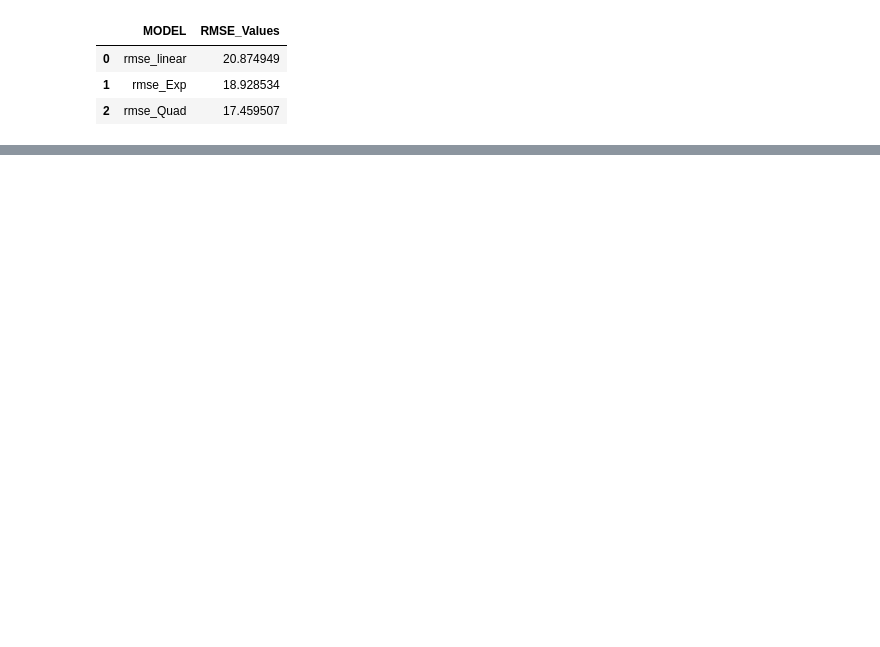
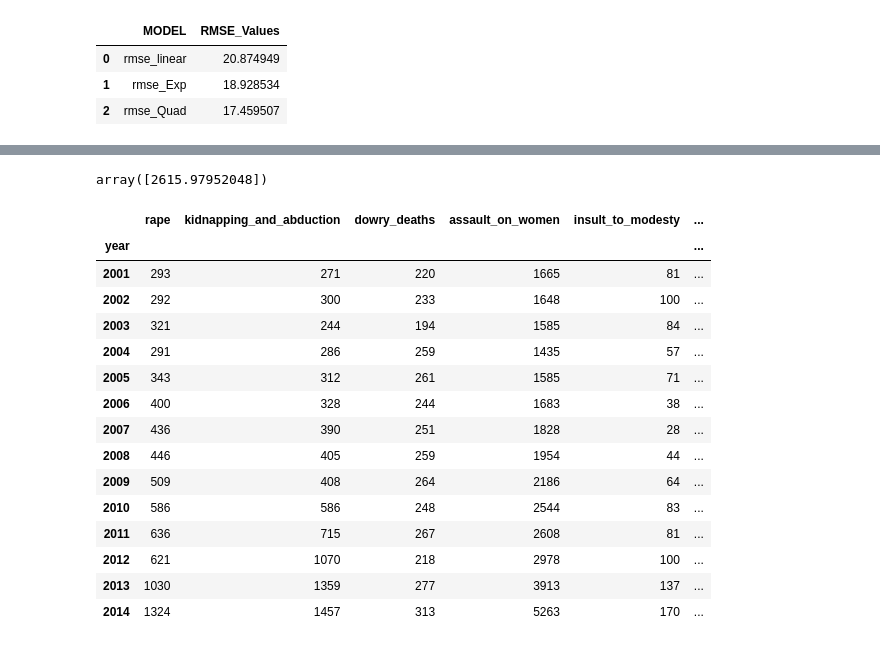
Before and after one commit to apacheteam/Crime-Against-Women-PP22-C623-APACHE-TEAM, a Jupyter notebook: MTT.ipynb, the cells around one changed output, grey strips where cells are left out. Cells and saved outputs as stored; diff of their text form; code cells hidden in the pictures; blank space fills up the shorter version.

```diff
--- a/MTT.ipynb
+++ b/MTT.ipynb
@@ -166,0 +253,26 @@ predict_data
+# %%
+state_reg(df, 'KARNATAKA', 'rape', 2016)
+# %% [output]
+array([2615.97952048])
+# %%
+df[df.state_ut =='KARNATAKA'].groupby('year')['rape',
+       'kidnapping_and_abduction', 'dowry_deaths', 'assault_on_women',
+       'insult_to_modesty', 'cruelty_by_husband_or_relatives',
+       'importation_of_girls'].sum()
+# %% [output]
+|  | rape | kidnapping_and_abduction | dowry_deaths | assault_on_women | insult_to_modesty | ... |
+| year |  |  |  |  |  | ... |
+| 2001 | 293 | 271 | 220 | 1665 | 81 | ... |
+| 2002 | 292 | 300 | 233 | 1648 | 100 | ... |
+| 2003 | 321 | 244 | 194 | 1585 | 84 | ... |
+| 2004 | 291 | 286 | 259 | 1435 | 57 | ... |
+| 2005 | 343 | 312 | 261 | 1585 | 71 | ... |
+| 2006 | 400 | 328 | 244 | 1683 | 38 | ... |
+| 2007 | 436 | 390 | 251 | 1828 | 28 | ... |
+| 2008 | 446 | 405 | 259 | 1954 | 44 | ... |
+| 2009 | 509 | 408 | 264 | 2186 | 64 | ... |
+| 2010 | 586 | 586 | 248 | 2544 | 83 | ... |
+| 2011 | 636 | 715 | 267 | 2608 | 81 | ... |
+| 2012 | 621 | 1070 | 218 | 2978 | 100 | ... |
+| 2013 | 1030 | 1359 | 277 | 3913 | 137 | ... |
+| 2014 | 1324 | 1457 | 313 | 5263 | 170 | ... |
```
Also changed, not shown: parts of 23 cells of this notebook.
